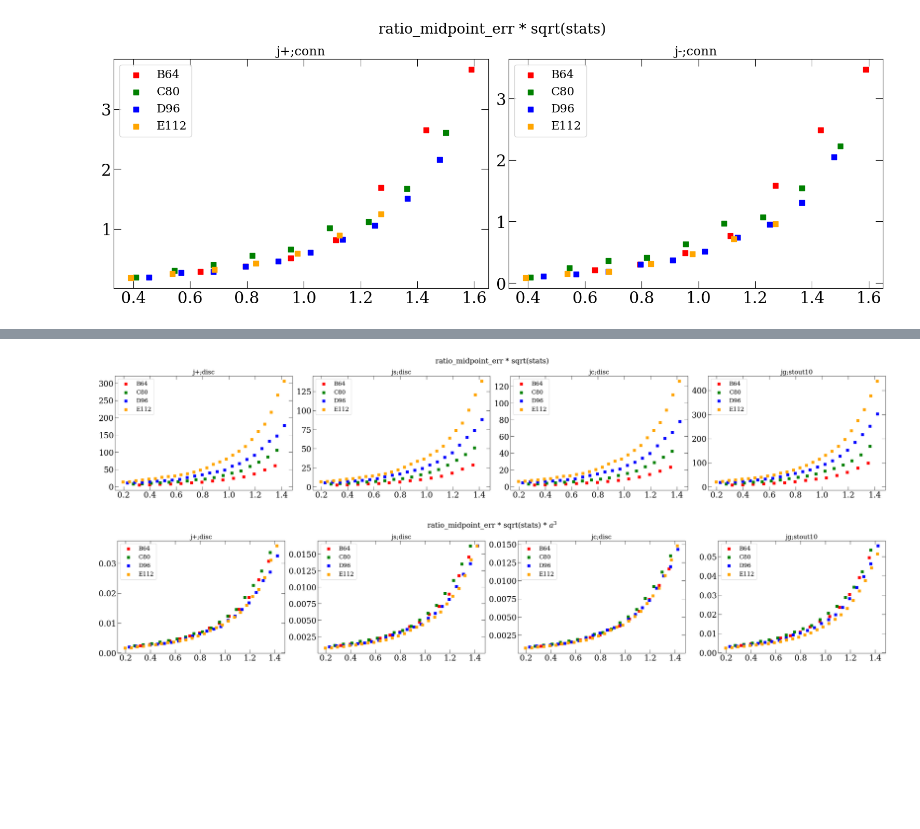
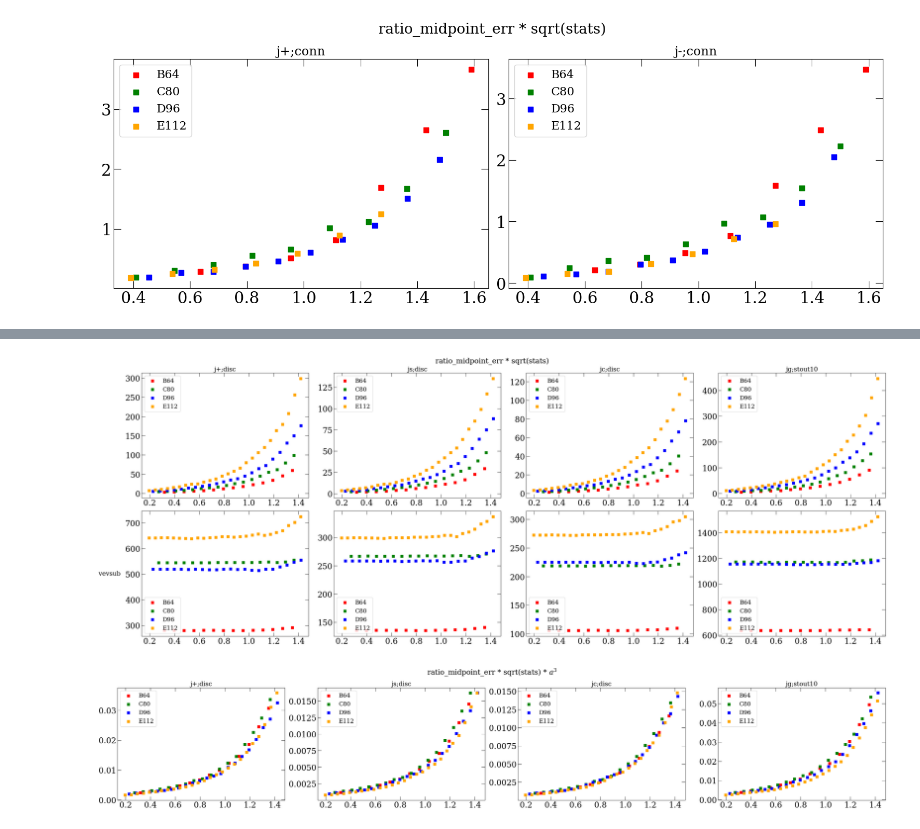
Before and after one commit to lee14916/glwc3, a Jupyter notebook: project2/05_moments/check_scaling.ipynb, the cells around one changed output, grey strips where cells are left out. Drawn from its saved outputs; the diff is of its cells as text; code cells hidden in the pictures; blank space fills up the shorter version.

```diff
--- a/project2/05_moments/check_scaling.ipynb
+++ b/project2/05_moments/check_scaling.ipynb
@@ -236,3 +239,8 @@ for ifla,fla in enumerate(flas):
 yu.finalizePlot()
 # %% [output]
 [figure]
+# %%
+for ens in enss:
+    path=f'/p/project1/ngff/li47/code/projectData/05_moments/{yu.ens2full[ens]}/data_merge/disc_2pt.h5'
+    with h5py.File(path) as f:
+        print(f['data/N_N'][0,0,0])
@@ -239,24 +252,37 @@ yu.finalizePlot()
 # %%
 ens2c2pt={}; ens2moms_2pt={}; ens2c2pt0={}; ens2Njk={}
+ens2c2pt_complex={}
 for ens in enss:
     basepath=f'/p/project1/ngff/li47/code/projectData/05_moments/{yu.ens2full[ens]}/data_merge/'
     path=f'{basepath}disc_2pt.h5'
     with h5py.File(path) as f:
         moms_2pt=yu.moms2list(f['moms'])
         c2pt=yu.jackknife(np.real(f['data/N_N'][:,:,:]))
+        c2pt_complex=yu.jackknife(f['data/N_N'][:,:,:])
 
     ens2moms_2pt[ens]=moms_2pt
     ens2c2pt[ens]=c2pt
     ens2c2pt0[ens]=c2pt[:,:,moms_2pt.index([0,0,0])]
+    ens2c2pt_complex[ens]=c2pt_complex
     ens2Njk[ens]=len(c2pt)
 
 projs=['P0', 'Px', 'Py', 'Pz']
 inserts=['tt', 'tx', 'ty', 'tz', 'xx', 'xy', 'xz', 'yy', 'yz', 'zz']
 
-key2tf2ratio={}
 stouts=[10]
 # stouts=range(0,41)
 js=['j+;disc','js;disc','jc;disc']+[f'jg;stout{stout}' for stout in stouts]
+
+key2vev={}
+for ens in enss:
+    path=f'/p/project1/ngff/li47/code/projectData/05_moments/{yu.ens2full[ens]}/data_merge/disc_jvev.h5'
+    with h5py.File(path) as f:
+        for j in js:
+            t=f[j][:]
+            key2vev[(ens,j)]=yu.jackknife(t)
+
+key2tf2ratio={}
+key2tf2ratio_vevsub={}
 for ens in enss:
     path=f'/p/project1/ngff/li47/code/scratch/run/05_moments_run5_1DV/{yu.ens2full[ens]}/data_merge/disc_0,0,1,0,0,0.h5'
     with h5py.File(path) as f:
@@ -267,11 +293,21 @@ for ens in enss:
             key=(ens,j)
             if key not in key2tf2ratio:
                 key2tf2ratio[key]={}
+                key2tf2ratio_vevsub[key]={}
             c3pt=yu.jackknife(f['data'][jtf][:,:,0,projs.index('P0'),inserts.index('tz')])
             c2pt=ens2c2pt[ens][:,tf,ens2moms_2pt[ens].index([0,0,1])]
+
+            c2pt_complex=ens2c2pt_complex[ens][:,tf,ens2moms_2pt[ens].index([0,0,1])]
+            c3pt_vevsub=c3pt - ( c2pt_complex * key2vev[key][:,inserts.index('tz')] )[:,None]
+
+            print(jtf,np.mean(c3pt[:,tf//2]),np.mean(c3pt_vevsub[:,tf//2]))
+            print(np.mean(c2pt_complex),np.mean(key2vev[key][:,inserts.index('tz')] ) )
+
             factor=1/(1j*2*np.pi/yu.ens2NL[ens])
             ratio=np.real(c3pt/c2pt[:,None]*factor)
             key2tf2ratio[key][tf]=ratio
+            ratio_vevsub=np.real(c3pt_vevsub/c2pt[:,None]*factor)
+            key2tf2ratio_vevsub[key][tf]=ratio_vevsub
 
 ens2tfs_disc={}
 for ens in enss:
@@ -286,3 +335,9 @@ b 2 22
 c 2 26
 d 2 30
 e 2 32
+# %%
+ens='e'
+with h5py.File(f'/p/project1/ngff/li47/code/projectData/05_moments/{yu.ens2full[ens]}/data_merge/disc_jvev.h5') as f:
+    t=f['jg;stout10'][:,inserts.index('tz')]
+    t=yu.jackknife(t)
+    print(np.mean(t))
@@ -289,35 +356,38 @@ e 2 32
 # %%
 ens2Nsrcs={
     'b':200+85+64,
     'c':650,
     'd':256+112,
     'e':100+127+84,
 }
 
 gs=['j+;disc','js;disc','jc;disc','jg;stout10']
-flas=['']
+flas=['','vevsub']
 
 fig, axs = yu.getFigAxs(len(flas),len(gs))
 fig.suptitle('ratio_midpoint_err * sqrt(stats)')
 yu.addRowHeader(axs,flas)
 yu.addColHeader(axs,gs)
 for ifla,fla in enumerate(flas):
     for ig,g in enumerate(gs):
         ax=axs[ifla,ig]
         for iens,ens in enumerate(enss):
             xunit=yu.ens2a[ens]
             for itf,tf in enumerate(range(4,int(1.5/xunit))):
                 t=key2tf2ratio[(ens,g)][tf][:,tf//2]
 
+                if fla=='vevsub':
+                    t = key2tf2ratio_vevsub[(ens,g)][tf][:,tf//2]
+
                 Ncfg=len(t); Nsrc=ens2Nsrcs[ens]
                 rescale=np.sqrt(Ncfg*Nsrc)
                 mean,err=yu.jackme(t)
                 plt_y=err*rescale
                 ax.scatter(tf*xunit,plt_y, color=yu.colors8[iens], marker='s', label=yu.ens2label[ens] if itf==0 else None)
         ax.legend()
 yu.finalizePlot()
 # %% [output]
-[figure, old version]
+[figure, new version]
 # %%
 ens2Nsrcs={
     'b':200+85+64,
```
Also changed, not shown: parts of 8 cells of this notebook, 21 other files.
